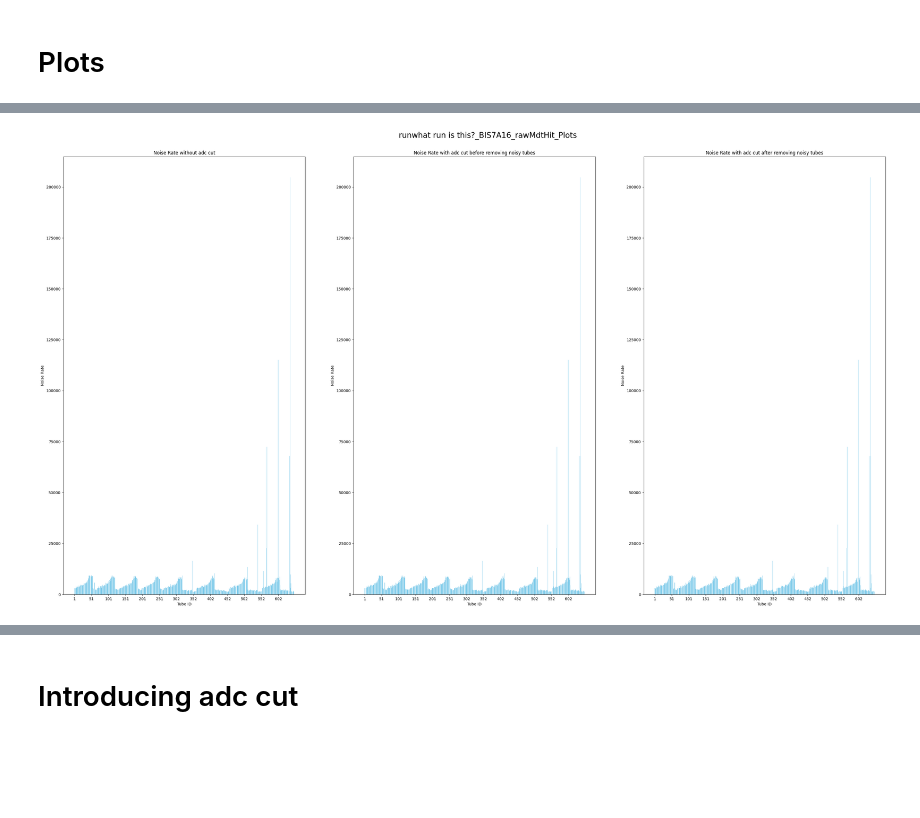
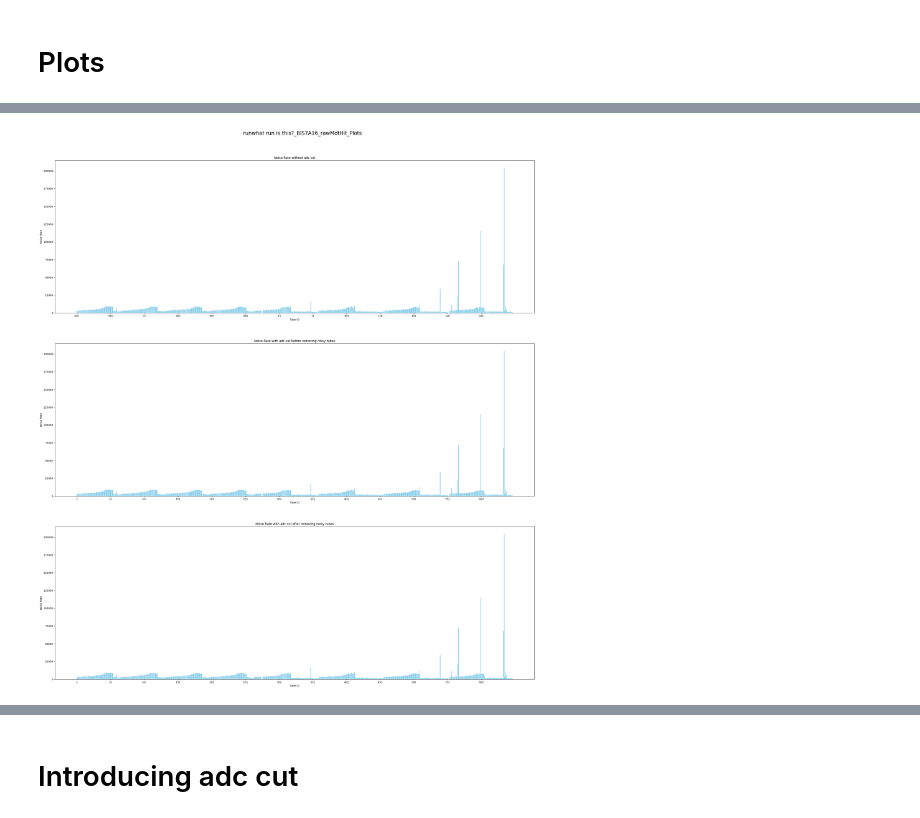
Before and after one commit to ppriyanka8/ATLAS, a Jupyter notebook: BIS7A16.ipynb, the cells around one changed output, grey strips where cells are left out. Drawn from its saved outputs; the diff is of its cells as text; code cells hidden in the pictures; blank space fills up the shorter version.

```diff
--- a/BIS7A16.ipynb
+++ b/BIS7A16.ipynb
@@ -138,43 +179,41 @@ def plot_for_noise_rate(df, chamber):
     df_raw_chamber = df[df['rawMdt_station']==chamber]
 
     run='what run is this?'
-    fig,axes = plt.subplots(figsize=(32, 18), nrows = 1, ncols = 3)
+    fig,axes = plt.subplots(figsize=(28, 32), nrows = 3, ncols = 1)
     fig.subplots_adjust(top = 0.93, bottom = 0.05, left =0.02,right =0.95, wspace = 0.2, hspace = 0.2)
     fig.suptitle('run%s_%s_rawMdtHit_Plots'%(run,chamber), fontsize=20)
+    alpha_value = 1  # Transparency
 
     df_noise_rate=noise_rate(df_raw_chamber,'BIS7A16')
+
+    axes[0].bar(df_noise_rate['Tube_ID'].astype(str), df_noise_rate['Noise_Rate'], color='skyblue')
+    axes[0].set_title('Noise Rate without adc cut')
+    axes[0].set_xlabel('Tube ID')
+    axes[0].set_ylabel('Noise Rate')
+    axes[0].set_xticks(np.arange(0, len(df_noise_rate_with_adc_cut_sorted['Tube_ID'])+1, 50))
 
 #Noise_rate Dataframe with adc_cut
     adc_cut=50
     df_raw_chamber_with_adc_cut=df_raw_chamber[df_raw_chamber['rawMdt_adc']>adc_cut]
     df_noise_rate_with_adc_cut = noise_rate(df_raw_chamber_with_adc_cut,'BIS7A16')
-    # print(df_noise_rate_with_adc_cut)
-#Noise_rate dataframe with adc_cut sorted
     df_noise_rate_with_adc_cut_sorted = df_noise_rate_with_adc_cut.sort_values(by='Tube_ID', ascending=True)
-    # print(df_noise_rate_with_adc_cut_sorted)
-    # plt.figure(figsize=(14, 6))  # Set the figure size
-    alpha_value = 1  # Transparency
 
-    axes[0].bar(df_noise_rate['Tube_ID'].astype(str), df_noise_rate_with_adc_cut_sorted['Noise_Rate'], color='skyblue')
-
-    axes[0].set_title('Noise Rate without adc cut')
-    axes[0].set_xlabel('Tube ID')
-    axes[0].set_ylabel('Noise Rate')
-    axes[0].set_xticks(np.arange(0, len(df_noise_rate_with_adc_cut_sorted['Tube_ID'])+1, 50))
 
     axes[1].bar(df_noise_rate_with_adc_cut_sorted['Tube_ID'].astype(str), df_noise_rate_with_adc_cut_sorted['Noise_Rate'], color='skyblue')
     axes[1].set_title('Noise Rate with adc cut before removing noisy tubes')
     axes[1].set_xlabel('Tube ID')
     axes[1].set_ylabel('Noise Rate')
     axes[1].set_xticks(np.arange(0, len(df_noise_rate_with_adc_cut_sorted['Tube_ID'])+1, 50))
 
+#Noise_rate Dataframe with adc_cut and noisy tubes removed
+    df_noise_rate_removed=
     axes[2].bar(df_noise_rate_with_adc_cut_sorted['Tube_ID'].astype(str), df_noise_rate_with_adc_cut_sorted['Noise_Rate'], color='skyblue')
     axes[2].set_title('Noise Rate with adc cut after removing noisy tubes')
     axes[2].set_xlabel('Tube ID')
     axes[2].set_ylabel('Noise Rate')
     axes[2].set_xticks(np.arange(0, len(df_noise_rate_with_adc_cut_sorted['Tube_ID'])+1, 50))
 
     plt.show()
 plot_for_noise_rate(df_raw,'BIS7A16')
 # %% [output]
-[figure, old version]
+[figure, new version]
```
Also changed, not shown: parts of 15 cells of this notebook.
